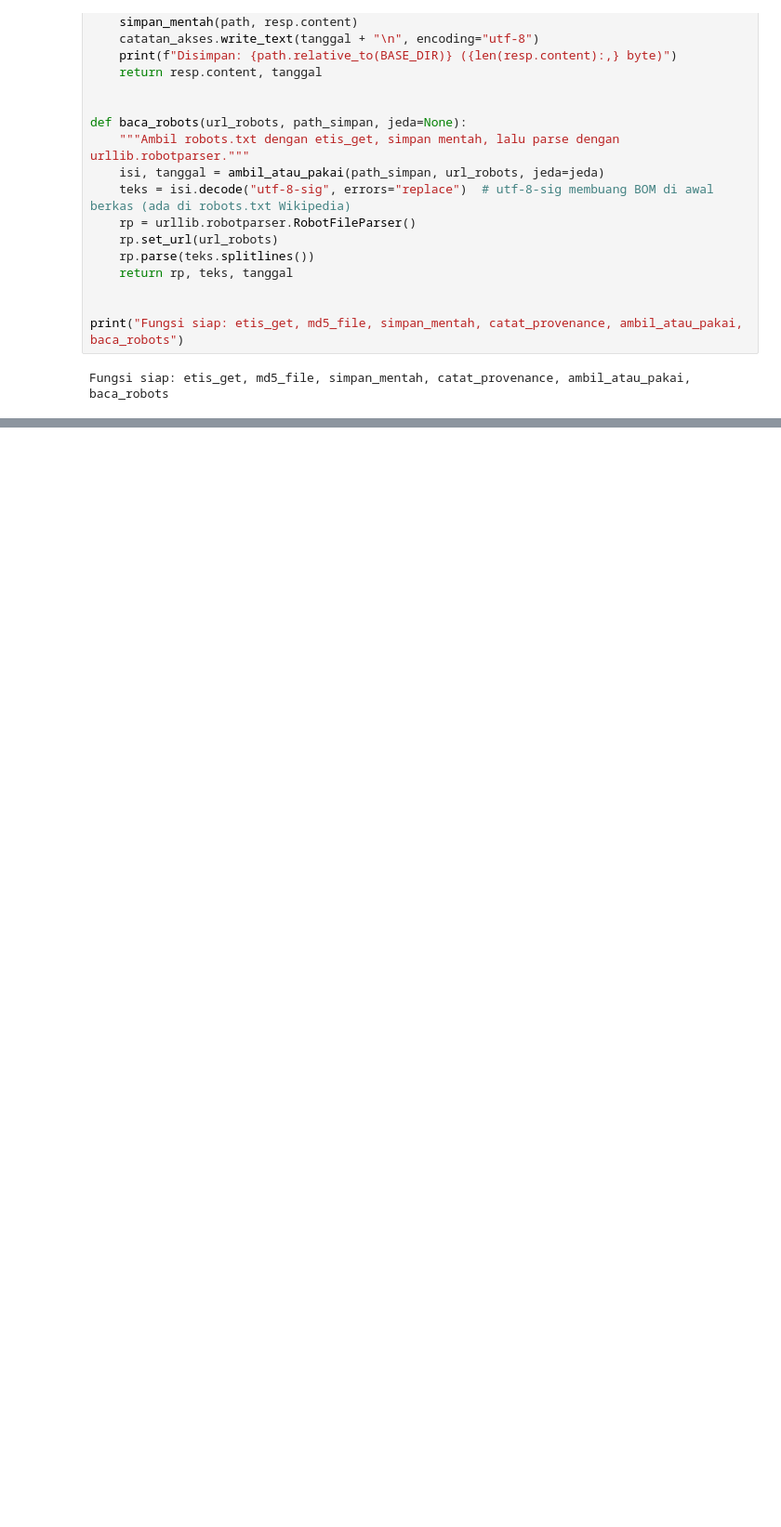
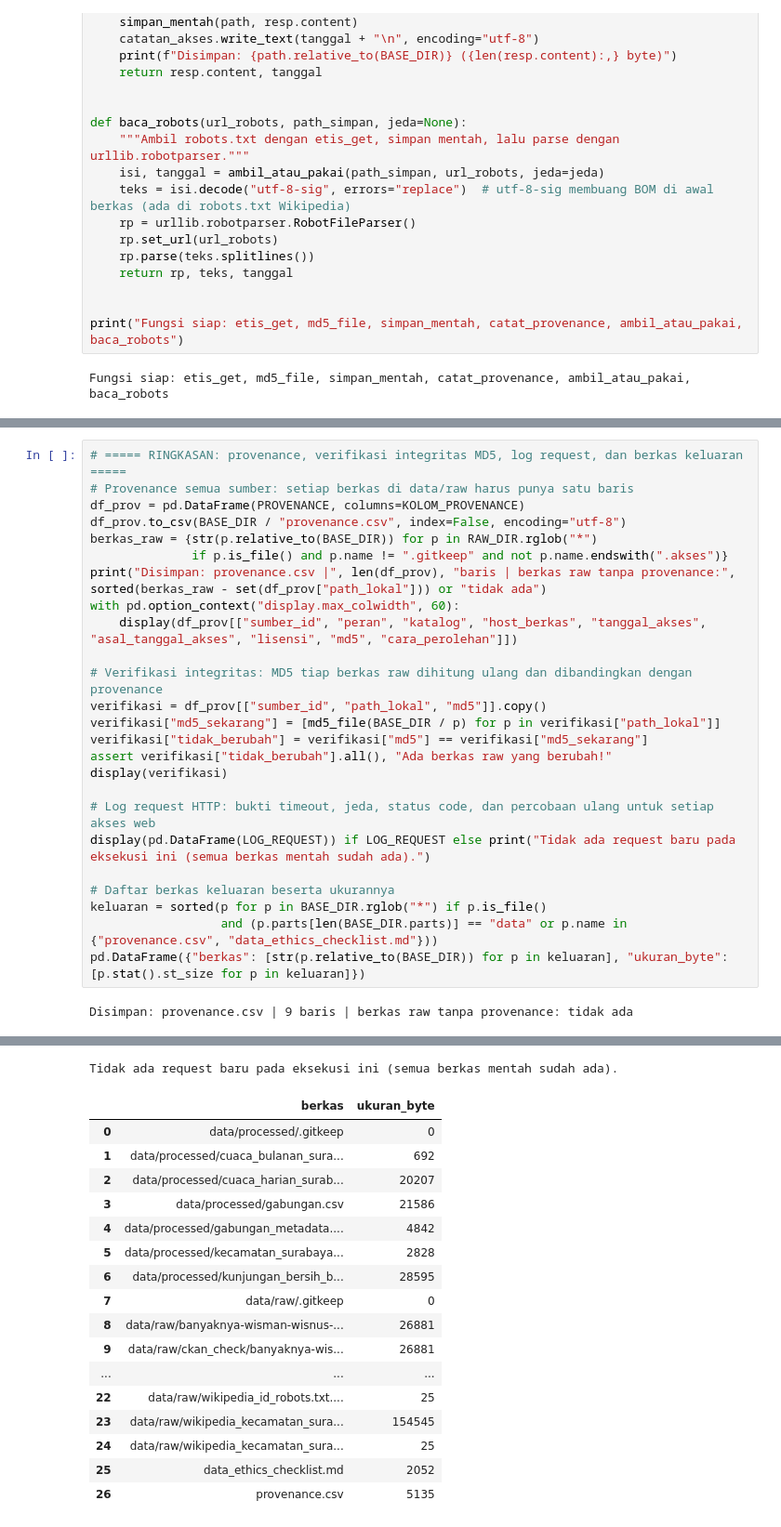
Before and after one commit to heyitsraditya/uts-dam-pariwisata-surabaya, a Jupyter notebook: uts_dam.ipynb, the cells around one changed output, grey strips where cells are left out. Shown at 93% size. Cells and saved outputs as stored; diff of their text form; blank space fills up the shorter version.

```diff
--- a/uts_dam.ipynb
+++ b/uts_dam.ipynb
@@ -1537,0 +1065,27 @@ pd.DataFrame({"berkas": [str(p.relative_to(BASE_DIR)) for p in keluaran],
+# %%
+# ===== RINGKASAN: provenance, verifikasi integritas MD5, log request, dan berkas keluaran =====
+# Provenance semua sumber: setiap berkas di data/raw harus punya satu baris
+df_prov = pd.DataFrame(PROVENANCE, columns=KOLOM_PROVENANCE)
+df_prov.to_csv(BASE_DIR / "provenance.csv", index=False, encoding="utf-8")
+berkas_raw = {str(p.relative_to(BASE_DIR)) for p in RAW_DIR.rglob("*")
+              if p.is_file() and p.name != ".gitkeep" and not p.name.endswith(".akses")}
+print("Disimpan: provenance.csv |", len(df_prov), "baris | berkas raw tanpa provenance:", sorted(berkas_raw - set(df_prov["path_lokal"])) or "tidak ada")
+with pd.option_context("display.max_colwidth", 60):
+    display(df_prov[["sumber_id", "peran", "katalog", "host_berkas", "tanggal_akses", "asal_tanggal_akses", "lisensi", "md5", "cara_perolehan"]])
+
+# Verifikasi integritas: MD5 tiap berkas raw dihitung ulang dan dibandingkan dengan provenance
+verifikasi = df_prov[["sumber_id", "path_lokal", "md5"]].copy()
+verifikasi["md5_sekarang"] = [md5_file(BASE_DIR / p) for p in verifikasi["path_lokal"]]
+verifikasi["tidak_berubah"] = verifikasi["md5"] == verifikasi["md5_sekarang"]
+assert verifikasi["tidak_berubah"].all(), "Ada berkas raw yang berubah!"
+display(verifikasi)
+
+# Log request HTTP: bukti timeout, jeda, status code, dan percobaan ulang untuk setiap akses web
+display(pd.DataFrame(LOG_REQUEST)) if LOG_REQUEST else print("Tidak ada request baru pada eksekusi ini (semua berkas mentah sudah ada).")
+
+# Daftar berkas keluaran beserta ukurannya
+keluaran = sorted(p for p in BASE_DIR.rglob("*") if p.is_file()
+                  and (p.parts[len(BASE_DIR.parts)] == "data" or p.name in {"provenance.csv", "data_ethics_checklist.md"}))
+pd.DataFrame({"berkas": [str(p.relative_to(BASE_DIR)) for p in keluaran], "ukuran_byte": [p.stat().st_size for p in keluaran]})
+# %% [output]
+Disimpan: provenance.csv | 9 baris | berkas raw tanpa provenance: tidak ada
@@ -1537,0 +1112,18 @@ pd.DataFrame({"berkas": [str(p.relative_to(BASE_DIR)) for p in keluaran],
+Tidak ada request baru pada eksekusi ini (semua berkas mentah sudah ada).
+|  | berkas | ukuran_byte |
+| 0 | data/processed/.gitkeep | 0 |
+| 1 | data/processed/cuaca_bulanan_sura... | 692 |
+| 2 | data/processed/cuaca_harian_surab... | 20207 |
+| 3 | data/processed/gabungan.csv | 21586 |
+| 4 | data/processed/gabungan_metadata.... | 4842 |
+| 5 | data/processed/kecamatan_surabaya... | 2828 |
+| 6 | data/processed/kunjungan_bersih_b... | 28595 |
+| 7 | data/raw/.gitkeep | 0 |
+| 8 | data/raw/banyaknya-wisman-wisnus-... | 26881 |
+| 9 | data/raw/ckan_check/banyaknya-wis... | 26881 |
+| ... | ... | ... |
+| 22 | data/raw/wikipedia_id_robots.txt.... | 25 |
+| 23 | data/raw/wikipedia_kecamatan_sura... | 154545 |
+| 24 | data/raw/wikipedia_kecamatan_sura... | 25 |
+| 25 | data_ethics_checklist.md | 2052 |
+| 26 | provenance.csv | 5135 |
```
Also changed, not shown: parts of 94 cells of this notebook, 3 other files.
